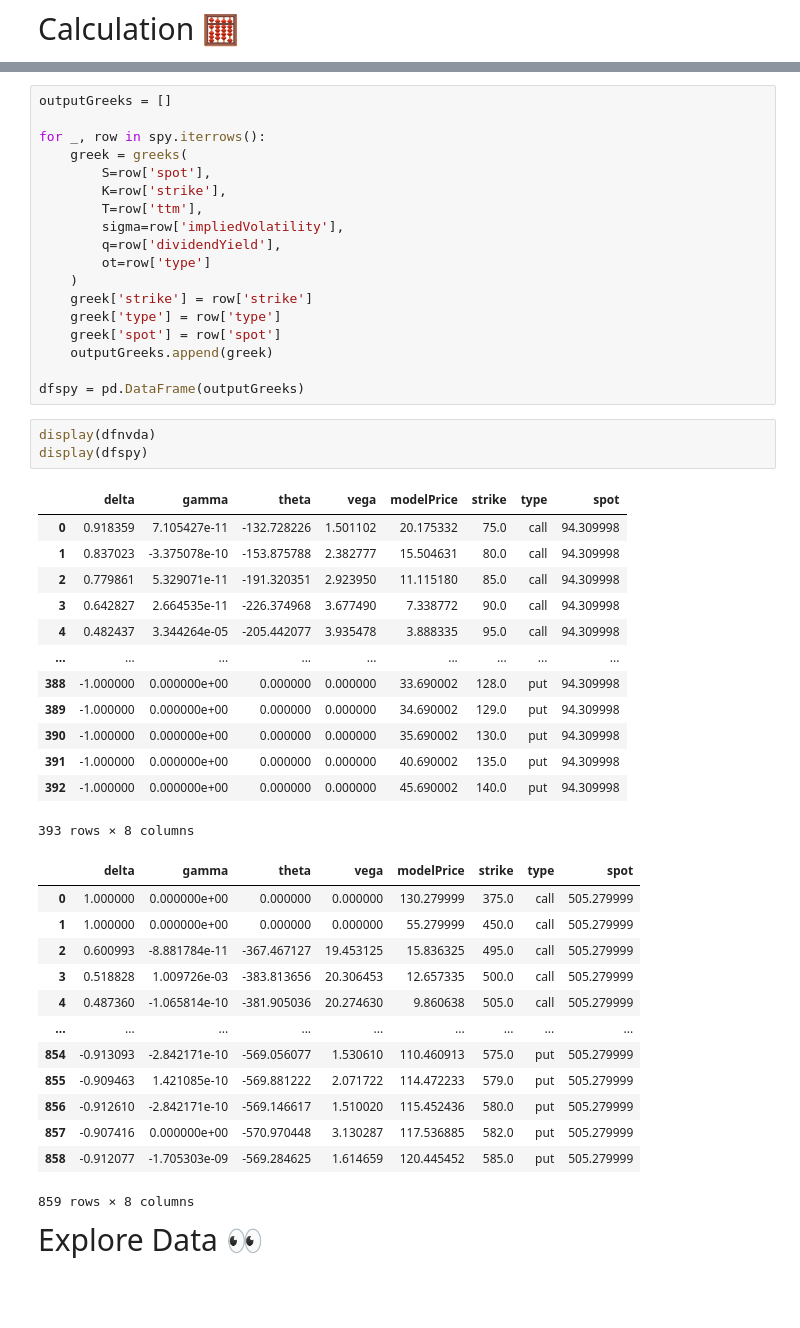
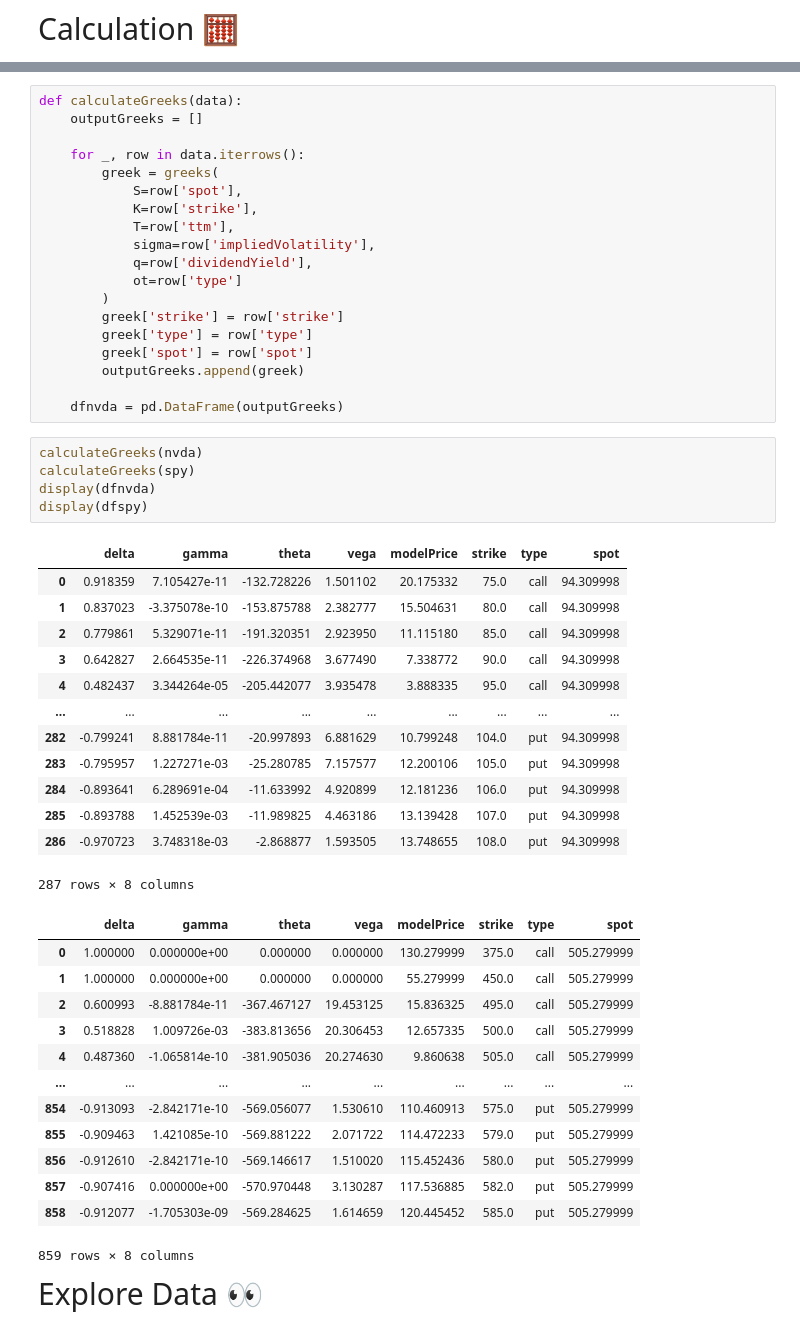
Before and after one commit to Pitchaya-Teeraruttakul/Option-Pricing-and-Risk-Analysis, a Jupyter notebook: notebooks/exploreTheGreeks.ipynb, the cells around one changed output, grey strips where cells are left out. Drawn from its saved outputs; the diff is of its cells as text; blank space fills up the shorter version.

```diff
--- a/notebooks/exploreTheGreeks.ipynb
+++ b/notebooks/exploreTheGreeks.ipynb
@@ -46,38 +24,41 @@ dfnvda = pd.DataFrame(outputGreeks)
-# %%
-outputGreeks = []
-
-for _, row in spy.iterrows():
-    greek = greeks(
-        S=row['spot'],
-        K=row['strike'],
-        T=row['ttm'],
-        sigma=row['impliedVolatility'],
-        q=row['dividendYield'],
-        ot=row['type']
-    )
-    greek['strike'] = row['strike']
-    greek['type'] = row['type']
-    greek['spot'] = row['spot']
-    outputGreeks.append(greek)
-
-dfspy = pd.DataFrame(outputGreeks)
+# %%
+def calculateGreeks(data):
+    outputGreeks = []
+
+    for _, row in data.iterrows():
+        greek = greeks(
+            S=row['spot'],
+            K=row['strike'],
+            T=row['ttm'],
+            sigma=row['impliedVolatility'],
+            q=row['dividendYield'],
+            ot=row['type']
+        )
+        greek['strike'] = row['strike']
+        greek['type'] = row['type']
+        greek['spot'] = row['spot']
+        outputGreeks.append(greek)
+
+    dfnvda = pd.DataFrame(outputGreeks)
 # %%
+calculateGreeks(nvda)
+calculateGreeks(spy)
 display(dfnvda)
 display(dfspy)
 # %% [output]
 |  | delta | gamma | theta | vega | modelPrice | strike | type | spot |
 | 0 | 0.918359 | 7.105427e-11 | -132.728226 | 1.501102 | 20.175332 | 75.0 | call | 94.309998 |
 | 1 | 0.837023 | -3.375078e-10 | -153.875788 | 2.382777 | 15.504631 | 80.0 | call | 94.309998 |
 | 2 | 0.779861 | 5.329071e-11 | -191.320351 | 2.923950 | 11.115180 | 85.0 | call | 94.309998 |
 | 3 | 0.642827 | 2.664535e-11 | -226.374968 | 3.677490 | 7.338772 | 90.0 | call | 94.309998 |
 | 4 | 0.482437 | 3.344264e-05 | -205.442077 | 3.935478 | 3.888335 | 95.0 | call | 94.309998 |
 | ... | ... | ... | ... | ... | ... | ... | ... | ... |
-| 388 | -1.000000 | 0.000000e+00 | 0.000000 | 0.000000 | 33.690002 | 128.0 | put | 94.309998 |
-| 389 | -1.000000 | 0.000000e+00 | 0.000000 | 0.000000 | 34.690002 | 129.0 | put | 94.309998 |
-| 390 | -1.000000 | 0.000000e+00 | 0.000000 | 0.000000 | 35.690002 | 130.0 | put | 94.309998 |
-| 391 | -1.000000 | 0.000000e+00 | 0.000000 | 0.000000 | 40.690002 | 135.0 | put | 94.309998 |
-| 392 | -1.000000 | 0.000000e+00 | 0.000000 | 0.000000 | 45.690002 | 140.0 | put | 94.309998 |
+| 282 | -0.799241 | 8.881784e-11 | -20.997893 | 6.881629 | 10.799248 | 104.0 | put | 94.309998 |
+| 283 | -0.795957 | 1.227271e-03 | -25.280785 | 7.157577 | 12.200106 | 105.0 | put | 94.309998 |
+| 284 | -0.893641 | 6.289691e-04 | -11.633992 | 4.920899 | 12.181236 | 106.0 | put | 94.309998 |
+| 285 | -0.893788 | 1.452539e-03 | -11.989825 | 4.463186 | 13.139428 | 107.0 | put | 94.309998 |
+| 286 | -0.970723 | 3.748318e-03 | -2.868877 | 1.593505 | 13.748655 | 108.0 | put | 94.309998 |
-393 rows × 8 columns
+287 rows × 8 columns
 |  | delta | gamma | theta | vega | modelPrice | strike | type | spot |
 | 0 | 1.000000 | 0.000000e+00 | 0.000000 | 0.000000 | 130.279999 | 375.0 | call | 505.279999 |
 | 1 | 1.000000 | 0.000000e+00 | 0.000000 | 0.000000 | 55.279999 | 450.0 | call | 505.279999 |
```
Also changed, not shown: parts of 15 cells of this notebook, 4 other files.
